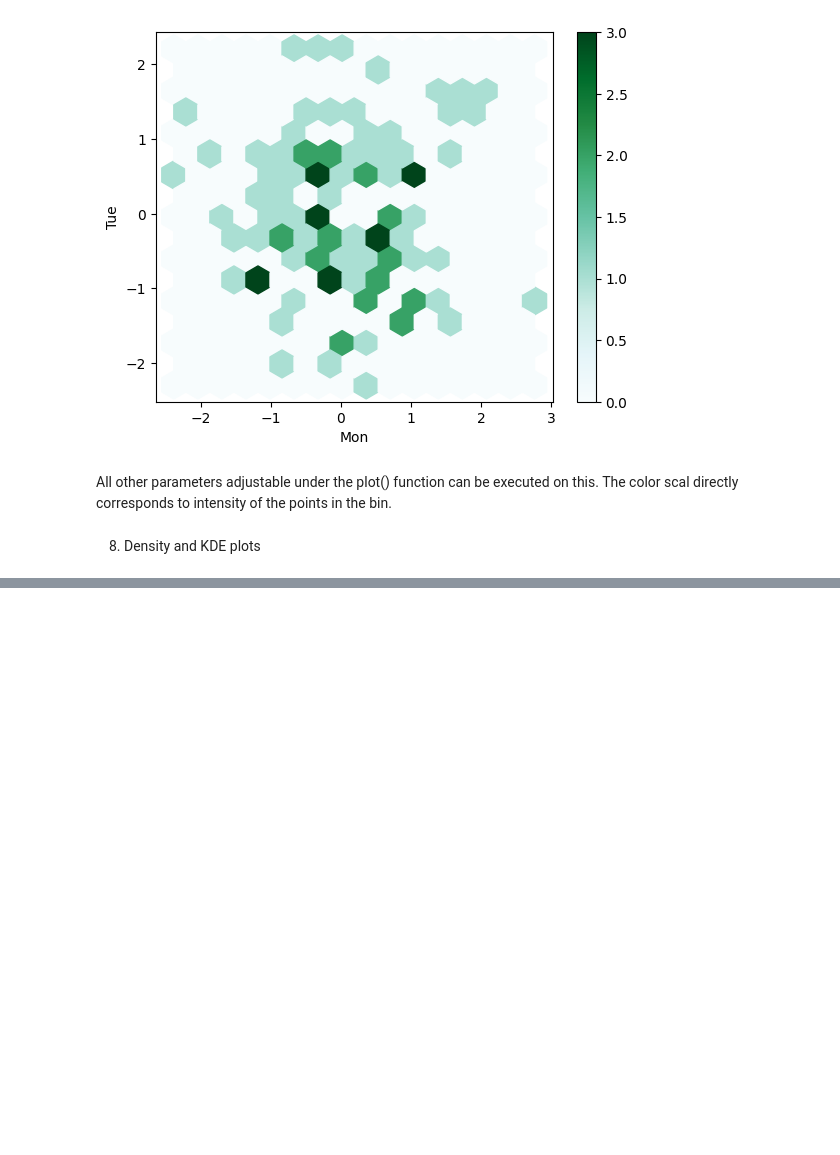
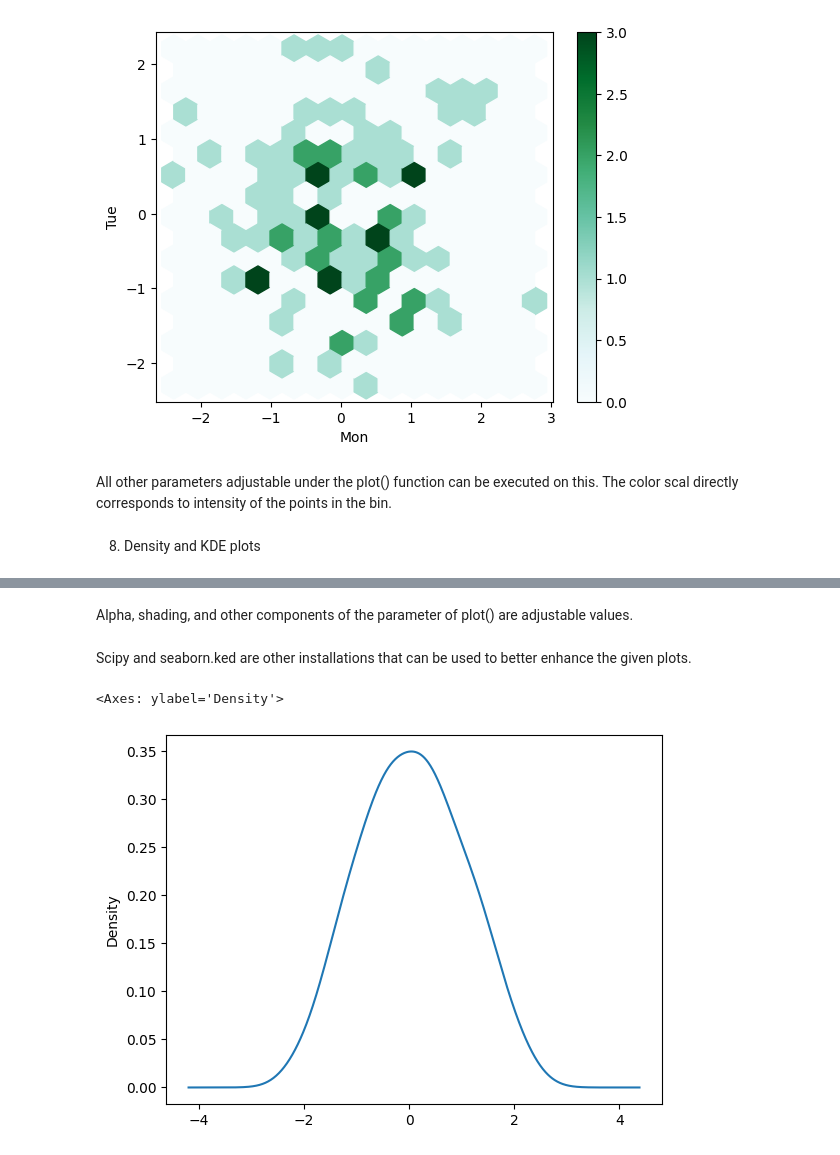
Before and after one commit to Dhruxp/MOSSAI, a Jupyter notebook: 06_matplotlib.ipynb, the cells around one changed output, grey strips where cells are left out. Drawn from its saved outputs; the diff is of its cells as text; code cells hidden in the pictures; blank space fills up the shorter version.

Commit message:
All graphs plotted and tested

```diff
--- a/06_matplotlib.ipynb
+++ b/06_matplotlib.ipynb
@@ -137,0 +141,9 @@ my_df.plot.density()
+# %% [markdown]
+Alpha, shading, and other components of the parameter of plot() are adjustable values.
+# %% [markdown]
+Scipy and seaborn.ked are other installations that can be used to better enhance the given plots.
+# %%
+my_df["Mon"].plot.kde()
+# %% [output]
+<Axes: ylabel='Density'>
+[figure, added]
```
Also changed, not shown: parts of 3 cells of this notebook.
